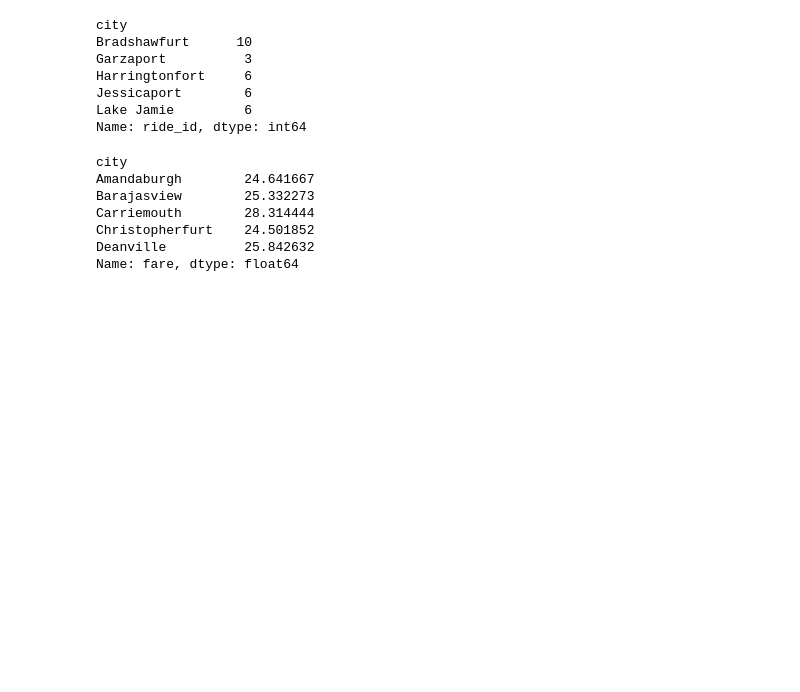
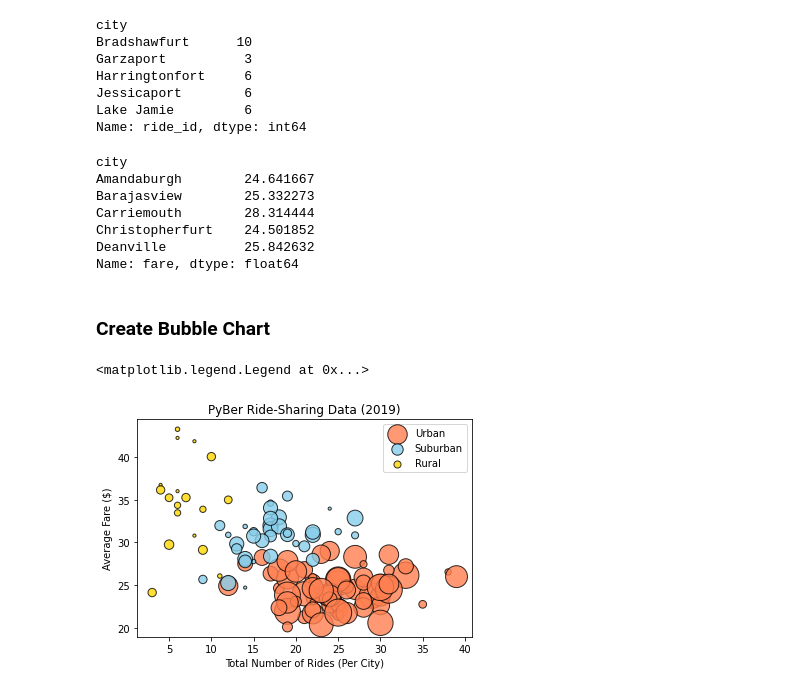
Before and after one commit to mhertel278/PyBer_Analysis, a Jupyter notebook: PyBer.ipynb, the cells around one changed output. Cells and saved outputs as stored; diff of their text form; code cells hidden in the pictures; blank space fills up the shorter version.

Commit message:
added bubble plot for city types

```diff
--- a/PyBer.ipynb
+++ b/PyBer.ipynb
@@ -205,3 +205,30 @@ Name: fare, dtype: float64
 # %%
 suburban_avg_fare = suburban_cities_df.groupby(['city']).mean()['fare']
 rural_avg_fare = rural_cities_df.groupby(['city']).mean()['fare']
+# %%
+# get average drive count for each city type
+urban_driver_count = urban_cities_df.groupby(['city']).mean()['driver_count']
+suburban_driver_count = suburban_cities_df.groupby(['city']).mean()['driver_count']
+rural_driver_count = rural_cities_df.groupby(['city']).mean()['driver_count']
+# %% [markdown]
+### Create Bubble Chart
+# %%
+# create scatter plot for each type of city
+# x axis is number of rides per city type
+# y axis is avg fare
+# bubble size is number of drivers
+plt.scatter(urban_ride_count, urban_avg_fare, alpha=.8, s=10*urban_driver_count,
+            c='coral', linewidths=1, edgecolor='k', label='Urban')
+plt.scatter(suburban_ride_count, suburban_avg_fare, alpha=.8, s=10*suburban_driver_count,
+            color='skyblue', linewidths=1, edgecolor='k', label='Suburban')
+plt.scatter(rural_ride_count, rural_avg_fare, alpha=.8, s=10*rural_driver_count,
+            color='gold',linewidths=1, edgecolor='k', label='Rural')
+
+plt.xlabel('Total Number of Rides (Per City)', fontsize=12)
+plt.ylabel('Average Fare ($)', fontsize=12)
+plt.title('PyBer Ride-Sharing Data (2019)', fontsize=20)
+plt.grid=True
+plt.legend()
+# %% [output]
+<matplotlib.legend.Legend at 0x...>
+[figure, added]
```
